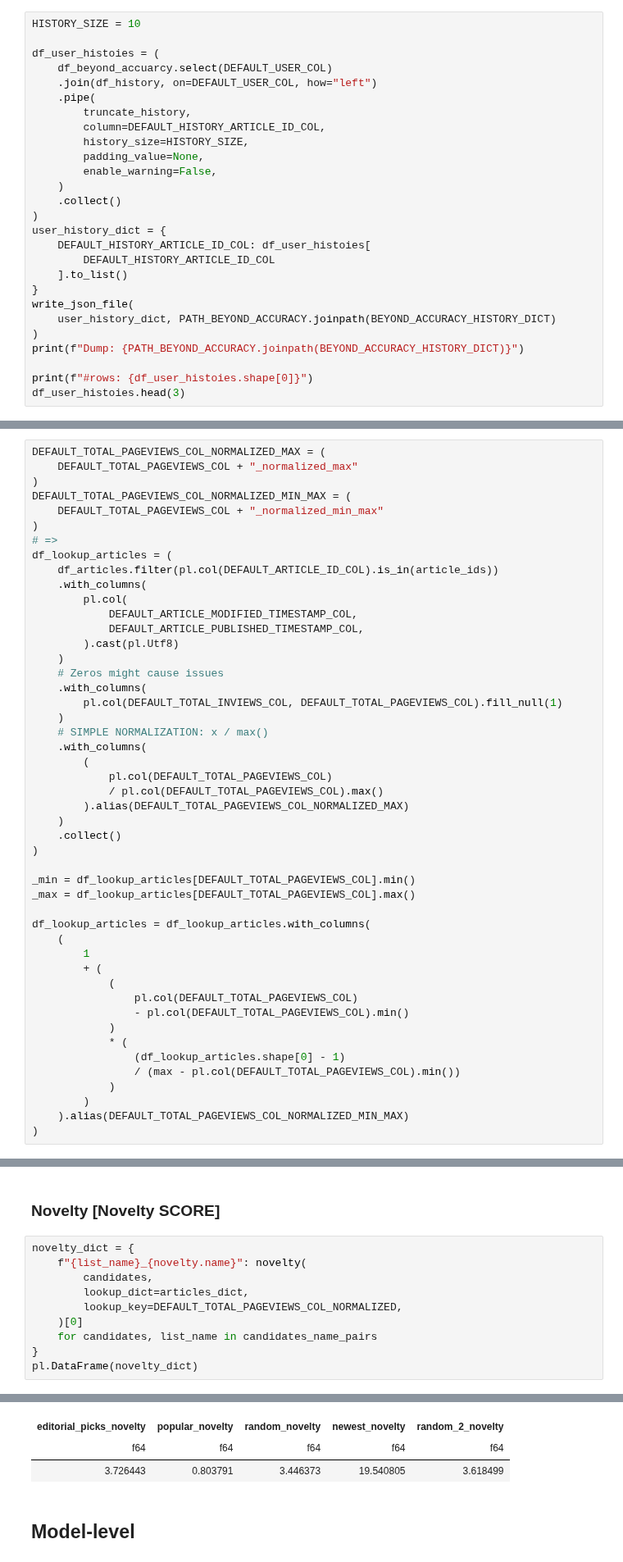
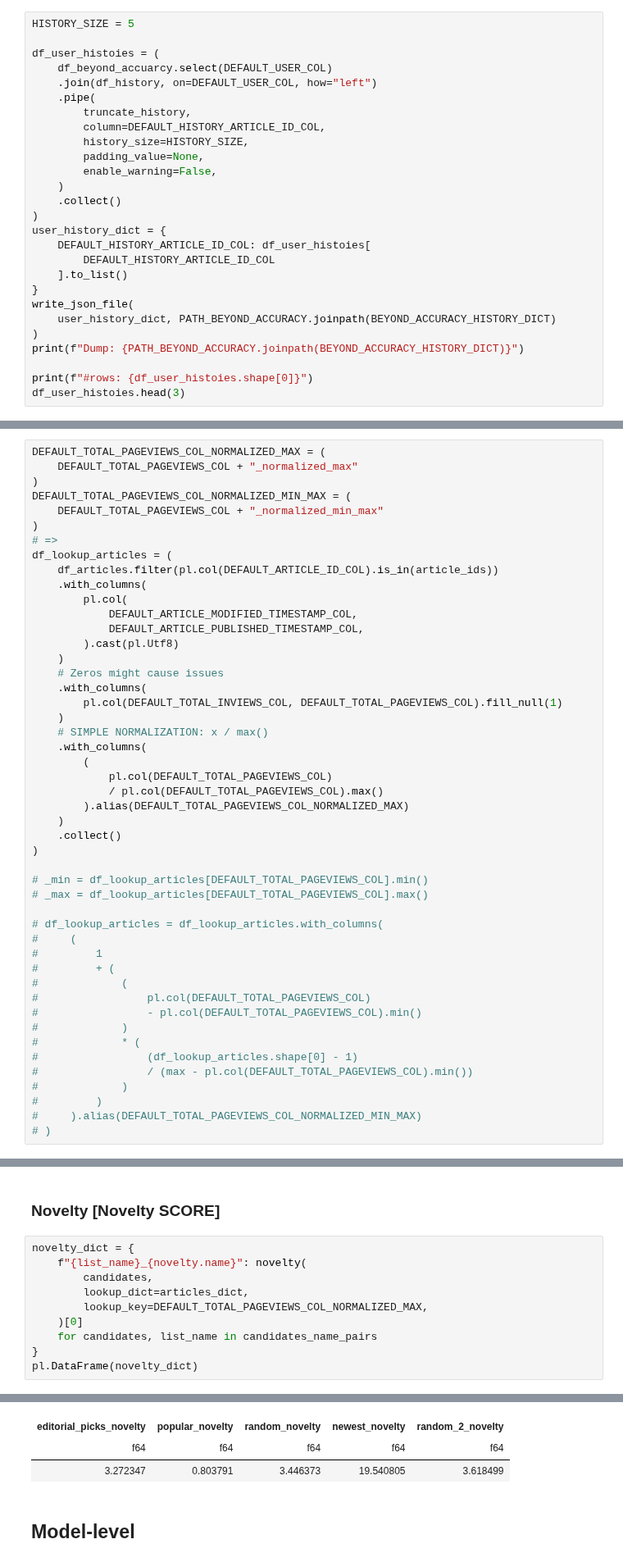
Before and after one commit to ebanalyse/ebnerd-benchmark, a Jupyter notebook: examples/03_beyond_accuracy/make_beyond_accuracy.ipynb, the cells around one changed output, grey strips where cells are left out. Shown at 82% size. Cells and saved outputs as stored; diff of their text form.

```diff
--- a/examples/03_beyond_accuracy/make_beyond_accuracy.ipynb
+++ b/examples/03_beyond_accuracy/make_beyond_accuracy.ipynb
@@ -143,7 +143,7 @@ shape: (3, 5)
 # %% [markdown]
 ## User Histories
 # %%
-HISTORY_SIZE = 10
+HISTORY_SIZE = 5
 
 df_user_histoies = (
     df_beyond_accuarcy.select(DEFAULT_USER_COL)
@@ -250,21 +250,21 @@ df_lookup_articles = (
     .collect()
 )
 
-_min = df_lookup_articles[DEFAULT_TOTAL_PAGEVIEWS_COL].min()
-_max = df_lookup_articles[DEFAULT_TOTAL_PAGEVIEWS_COL].max()
+# _min = df_lookup_articles[DEFAULT_TOTAL_PAGEVIEWS_COL].min()
+# _max = df_lookup_articles[DEFAULT_TOTAL_PAGEVIEWS_COL].max()
 
-df_lookup_articles = df_lookup_articles.with_columns(
-    (
-        1
-        + (
-            (
-                pl.col(DEFAULT_TOTAL_PAGEVIEWS_COL)
-                - pl.col(DEFAULT_TOTAL_PAGEVIEWS_COL).min()
-            )
-            * (
-                (df_lookup_articles.shape[0] - 1)
-                / (max - pl.col(DEFAULT_TOTAL_PAGEVIEWS_COL).min())
-            )
-        )
-    ).alias(DEFAULT_TOTAL_PAGEVIEWS_COL_NORMALIZED_MIN_MAX)
-)
+# df_lookup_articles = df_lookup_articles.with_columns(
+#     (
+#         1
+#         + (
+#             (
+#                 pl.col(DEFAULT_TOTAL_PAGEVIEWS_COL)
+#                 - pl.col(DEFAULT_TOTAL_PAGEVIEWS_COL).min()
+#             )
+#             * (
+#                 (df_lookup_articles.shape[0] - 1)
+#                 / (max - pl.col(DEFAULT_TOTAL_PAGEVIEWS_COL).min())
+#             )
+#         )
+#     ).alias(DEFAULT_TOTAL_PAGEVIEWS_COL_NORMALIZED_MIN_MAX)
+# )
@@ -611,18 +591,18 @@ shape: (1, 5)
 # %%
 novelty_dict = {
     f"{list_name}_{novelty.name}": novelty(
         candidates,
         lookup_dict=articles_dict,
-        lookup_key=DEFAULT_TOTAL_PAGEVIEWS_COL_NORMALIZED,
+        lookup_key=DEFAULT_TOTAL_PAGEVIEWS_COL_NORMALIZED_MAX,
     )[0]
     for candidates, list_name in candidates_name_pairs
 }
 pl.DataFrame(novelty_dict)
 # %% [output]
 shape: (1, 5)
 | editorial_picks_novelty | popular_novelty | random_novelty | newest_novelty | random_2_novelty |
 | f64 | f64 | f64 | f64 | f64 |
-| 3.726443 | 0.803791 | 3.446373 | 19.540805 | 3.618499 |
+| 3.272347 | 0.803791 | 3.446373 | 19.540805 | 3.618499 |
 # %% [markdown]
 ## Model-level
 # %% [markdown]
```
Also changed, not shown: parts of 15 cells of this notebook.
